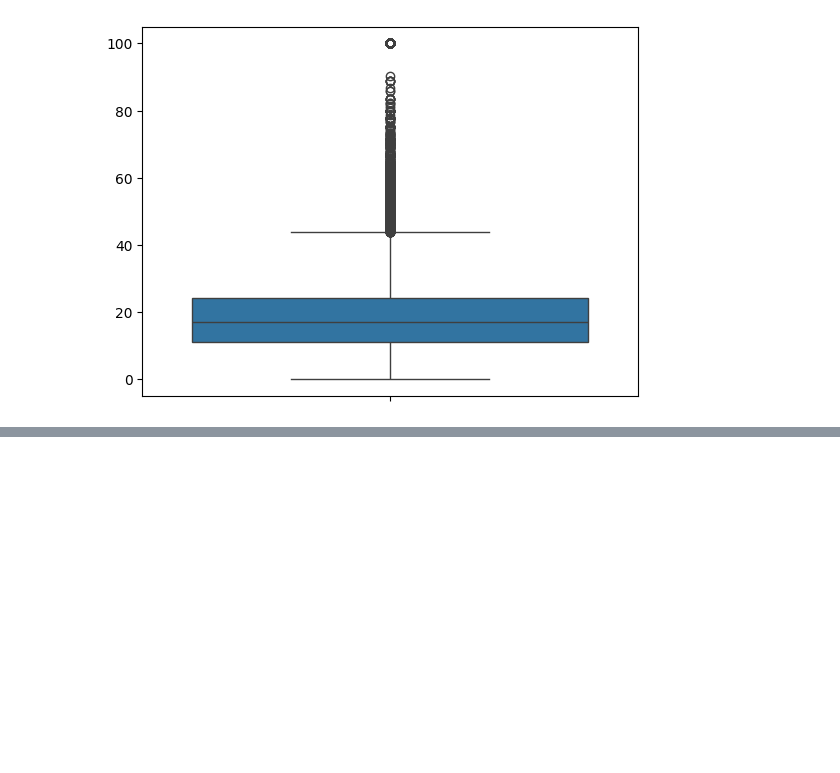
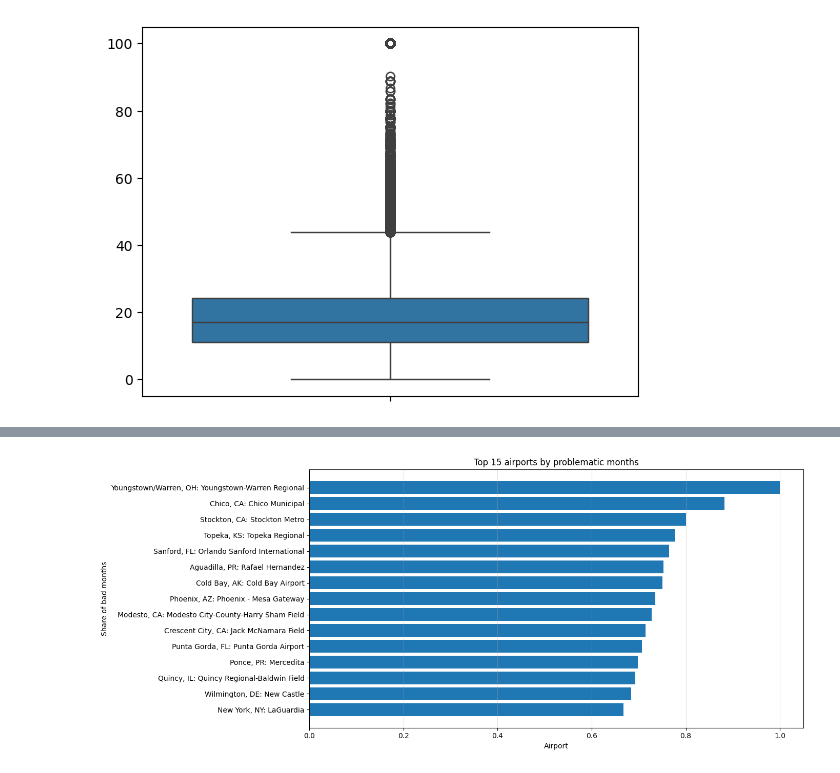
Before and after one commit to AnimeTano/Airline-delay-prediction, a Jupyter notebook: notebooks/01_eda.ipynb, the cells around one changed output, grey strips where cells are left out. Cells and saved outputs as stored; diff of their text form; code cells hidden in the pictures; blank space fills up the shorter version.

```diff
--- a/notebooks/01_eda.ipynb
+++ b/notebooks/01_eda.ipynb
@@ -86,0 +245,19 @@ sns.boxplot((data['arr_del15'] / (data['arr_flights'])) * 100)
+# %%
+airport_bad_rate = (data.groupby('airport_name')['bad_month'].mean().sort_values(ascending = False).head(15))
+plt.figure(figsize = (14, 6))
+
+plt.barh(
+    airport_bad_rate.index[::-1],
+    airport_bad_rate.values[::-1]
+)
+
+plt.ylabel('Share of bad months')
+plt.xlabel('Airport')
+plt.title('Top 15 airports by problematic months')
+
+plt.grid(axis = 'x', alpha = 0.35)
+
+plt.tight_layout()
+plt.show()
+# %% [output]
+[figure, added]
```
Also changed, not shown: parts of 39 cells of this notebook, 1 other file.
